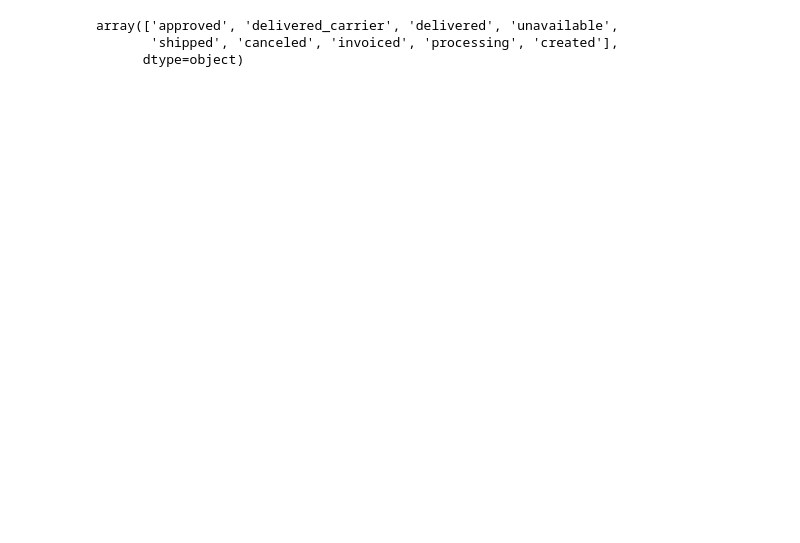
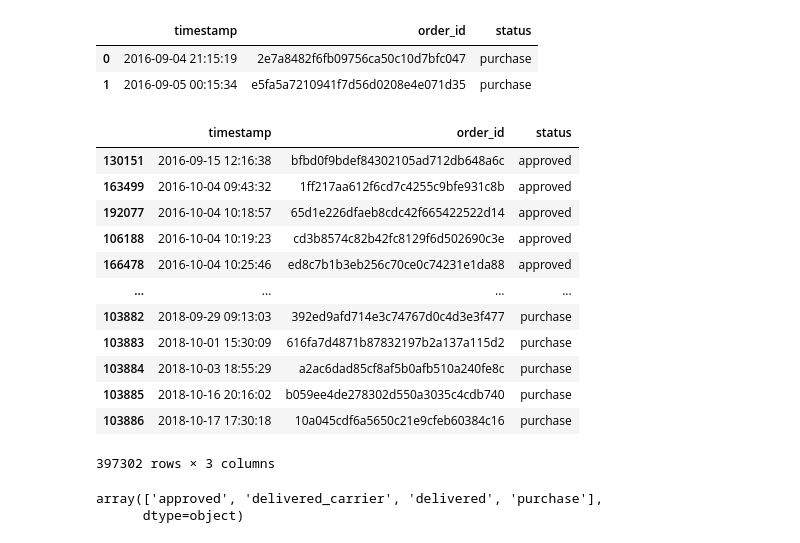
Before and after one commit to jmhwang-dev/e-commerce, a Jupyter notebook: scripts/olist_redefined/stream/order_status.ipynb, the cells around one changed output. Cells and saved outputs as stored; diff of their text form; code cells hidden in the pictures; blank space fills up the shorter version.

```diff
--- a/scripts/olist_redefined/stream/order_status.ipynb
+++ b/scripts/olist_redefined/stream/order_status.ipynb
@@ -116,0 +50,3 @@ order_status = order_status.drop(columns='prev_timestamp')
+# %%
+orders_stream_without_purchase = orders_stream[orders_stream['status'] != 'purchase']
+orders_stream_without_purchase.head()
@@ -116,0 +60,3 @@ order_status = order_status.drop(columns='prev_timestamp')
+# %%
+payment = pd.read_csv(f"{STREAM_DST}/payment.tsv", sep='\t')
+payment.head(2)
@@ -117,3 +67,28 @@ order_status = order_status.drop(columns='prev_timestamp')
+# %%
+payment_to_concat = payment[['timestamp', 'order_id']].copy()
+payment_to_concat.loc[:, 'status'] = 'purchase'
+payment_to_concat.head(2)
+# %% [output]
+|  | timestamp | order_id | status |
+| 0 | 2016-09-04 21:15:19 | 2e7a8482f6fb09756ca50c10d7bfc047 | purchase |
+| 1 | 2016-09-05 00:15:34 | e5fa5a7210941f7d56d0208e4e071d35 | purchase |
+# %%
+order_stream_with_payment = pd.concat([orders_stream_without_purchase, payment_to_concat])
+order_stream_with_payment
+# %% [output]
+|  | timestamp | order_id | status |
+| 130151 | 2016-09-15 12:16:38 | bfbd0f9bdef84302105ad712db648a6c | approved |
+| 163499 | 2016-10-04 09:43:32 | 1ff217aa612f6cd7c4255c9bfe931c8b | approved |
+| 192077 | 2016-10-04 10:18:57 | 65d1e226dfaeb8cdc42f665422522d14 | approved |
+| 106188 | 2016-10-04 10:19:23 | cd3b8574c82b42fc8129f6d502690c3e | approved |
+| 166478 | 2016-10-04 10:25:46 | ed8c7b1b3eb256c70ce0c74231e1da88 | approved |
+| ... | ... | ... | ... |
+| 103882 | 2018-09-29 09:13:03 | 392ed9afd714e3c74767d0c4d3e3f477 | purchase |
+| 103883 | 2018-10-01 15:30:09 | 616fa7d4871b87832197b2a137a115d2 | purchase |
+| 103884 | 2018-10-03 18:55:29 | a2ac6dad85cf8af5b0afb510a240fe8c | purchase |
+| 103885 | 2018-10-16 20:16:02 | b059ee4de278302d550a3035c4cdb740 | purchase |
+| 103886 | 2018-10-17 17:30:18 | 10a045cdf6a5650c21e9cfeb60384c16 | purchase |
+397302 rows × 3 columns
 # %%
 # order_status[order_status['order_id'] == "00310b0c75bb13015ec4d82d341865a4"]
 
@@ -121,6 +96,5 @@ order_status.sort_values('timestamp').to_csv(f"{STREAM_DST}/order_status.tsv", i
 # %%
-order_status['status'].unique()
+order_stream_with_payment['status'].unique()
 # %% [output]
-array(['approved', 'delivered_carrier', 'delivered', 'unavailable',
-       'shipped', 'canceled', 'invoiced', 'processing', 'created'],
+array(['approved', 'delivered_carrier', 'delivered', 'purchase'],
       dtype=object)
```
Also changed, not shown: parts of 12 cells of this notebook, 15 other files.
